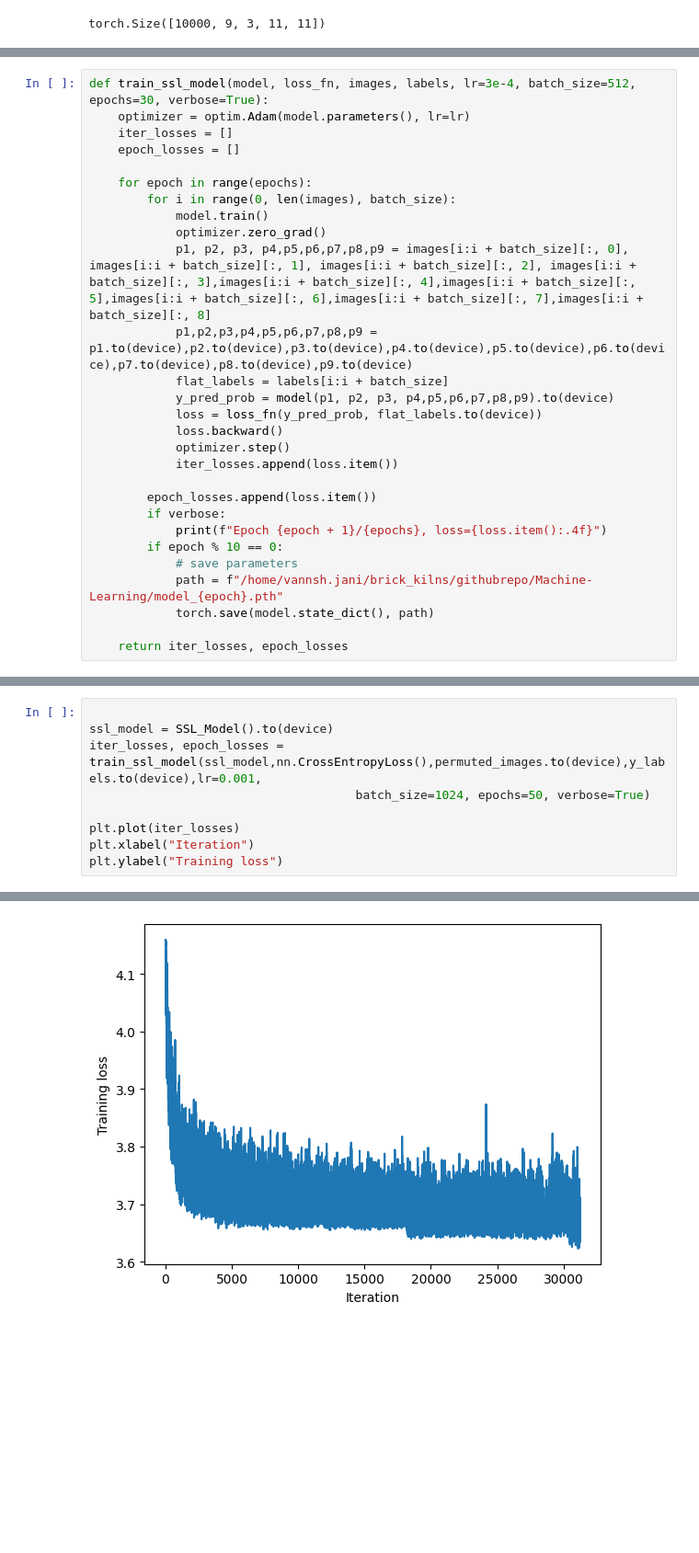
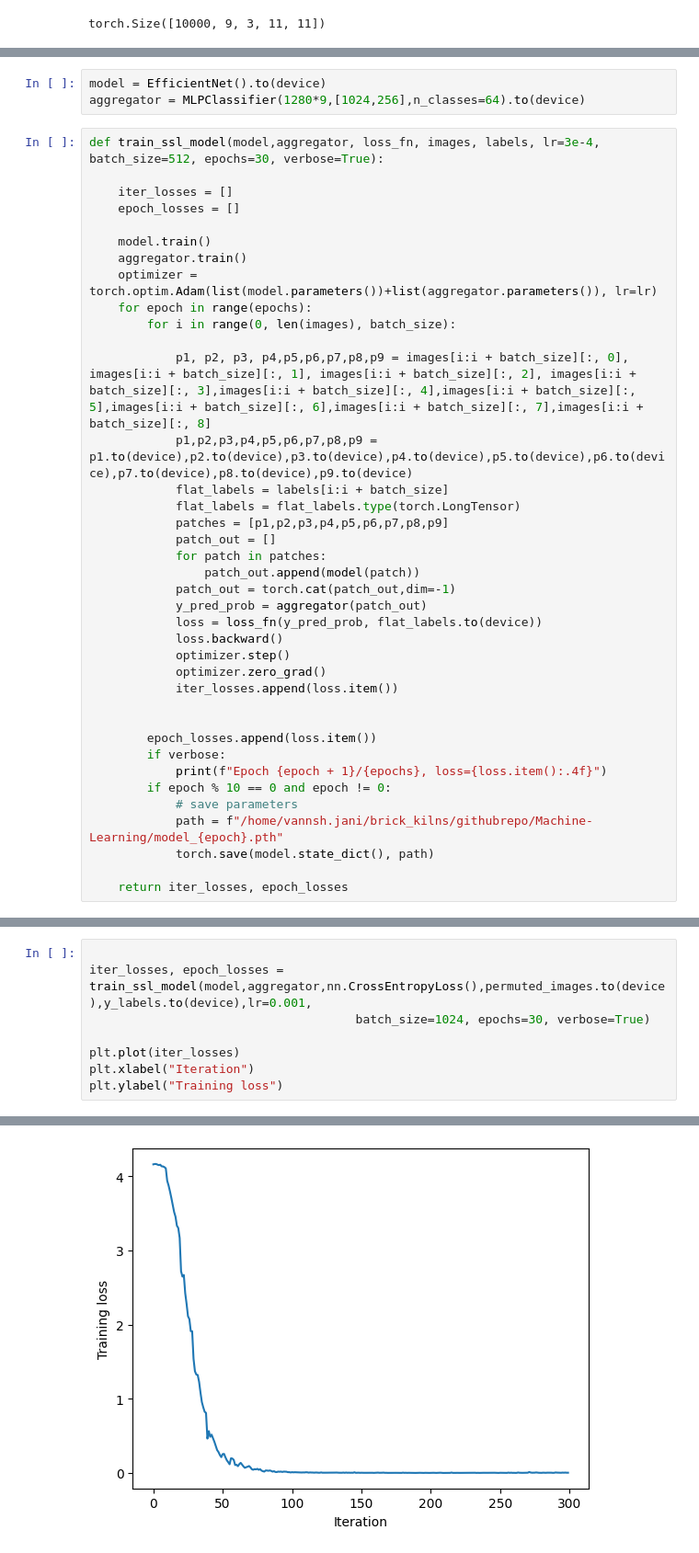
Before and after one commit to VannshJani/Machine-Learning, a Jupyter notebook: SSL.ipynb, the cells around one changed output, grey strips where cells are left out. Shown at 92% size. Drawn from its saved outputs; the diff is of its cells as text; blank space fills up the shorter version.

```diff
--- a/SSL.ipynb
+++ b/SSL.ipynb
@@ -324,29 +328,42 @@ class SSL_Model(nn.Module):
         x = F.relu(self.fc2(x))  # (batch, 100)
         x = self.softmax(self.fc3(x))  # (batch, 64)
         return x
+# %%
+model = EfficientNet().to(device)
+aggregator = MLPClassifier(1280*9,[1024,256],n_classes=64).to(device)
 # %%
-def train_ssl_model(model, loss_fn, images, labels, lr=3e-4, batch_size=512, epochs=30, verbose=True):
-    optimizer = optim.Adam(model.parameters(), lr=lr)
+def train_ssl_model(model,aggregator, loss_fn, images, labels, lr=3e-4, batch_size=512, epochs=30, verbose=True):
+
     iter_losses = []
     epoch_losses = []
 
+    model.train()
+    aggregator.train()
+    optimizer = torch.optim.Adam(list(model.parameters())+list(aggregator.parameters()), lr=lr)
     for epoch in range(epochs):
         for i in range(0, len(images), batch_size):
-            model.train()
-            optimizer.zero_grad()
+
             p1, p2, p3, p4,p5,p6,p7,p8,p9 = images[i:i + batch_size][:, 0], images[i:i + batch_size][:, 1], images[i:i + batch_size][:, 2], images[i:i + batch_size][:, 3],images[i:i + batch_size][:, 4],images[i:i + batch_size][:, 5],images[i:i + batch_size][:, 6],images[i:i + batch_size][:, 7],images[i:i + batch_size][:, 8]
             p1,p2,p3,p4,p5,p6,p7,p8,p9 = p1.to(device),p2.to(device),p3.to(device),p4.to(device),p5.to(device),p6.to(device),p7.to(device),p8.to(device),p9.to(device)
             flat_labels = labels[i:i + batch_size]
-            y_pred_prob = model(p1, p2, p3, p4,p5,p6,p7,p8,p9).to(device)
+            flat_labels = flat_labels.type(torch.LongTensor)
+            patches = [p1,p2,p3,p4,p5,p6,p7,p8,p9]
+            patch_out = []
+            for patch in patches:
+                patch_out.append(model(patch))
+            patch_out = torch.cat(patch_out,dim=-1)
+            y_pred_prob = aggregator(patch_out)
             loss = loss_fn(y_pred_prob, flat_labels.to(device))
             loss.backward()
             optimizer.step()
+            optimizer.zero_grad()
             iter_losses.append(loss.item())
+
 
         epoch_losses.append(loss.item())
         if verbose:
             print(f"Epoch {epoch + 1}/{epochs}, loss={loss.item():.4f}")
-        if epoch % 10 == 0:
+        if epoch % 10 == 0 and epoch != 0:
             # save parameters
             path = f"/home/vannsh.jani/brick_kilns/githubrepo/Machine-Learning/model_{epoch}.pth"
             torch.save(model.state_dict(), path)
@@ -375,8 +398,7 @@ def results(y_labels,y_pred):
 # %%
 
-ssl_model = SSL_Model().to(device)
-iter_losses, epoch_losses = train_ssl_model(ssl_model,nn.CrossEntropyLoss(),permuted_images.to(device),y_labels.to(device),lr=0.001,
-                                     batch_size=1024, epochs=50, verbose=True)
+iter_losses, epoch_losses = train_ssl_model(model,aggregator,nn.CrossEntropyLoss(),permuted_images.to(device),y_labels.to(device),lr=0.001,
+                                     batch_size=1024, epochs=30, verbose=True)
 
 plt.plot(iter_losses)
 plt.xlabel("Iteration")
@@ -402,3 +424,3 @@ Epoch 50/50, loss=3.6473
 Text(0, 0.5, 'Training loss')
-[figure, old version]
+[figure, new version]
 # %%
```
Also changed, not shown: parts of 12 cells of this notebook, 3 other files.
